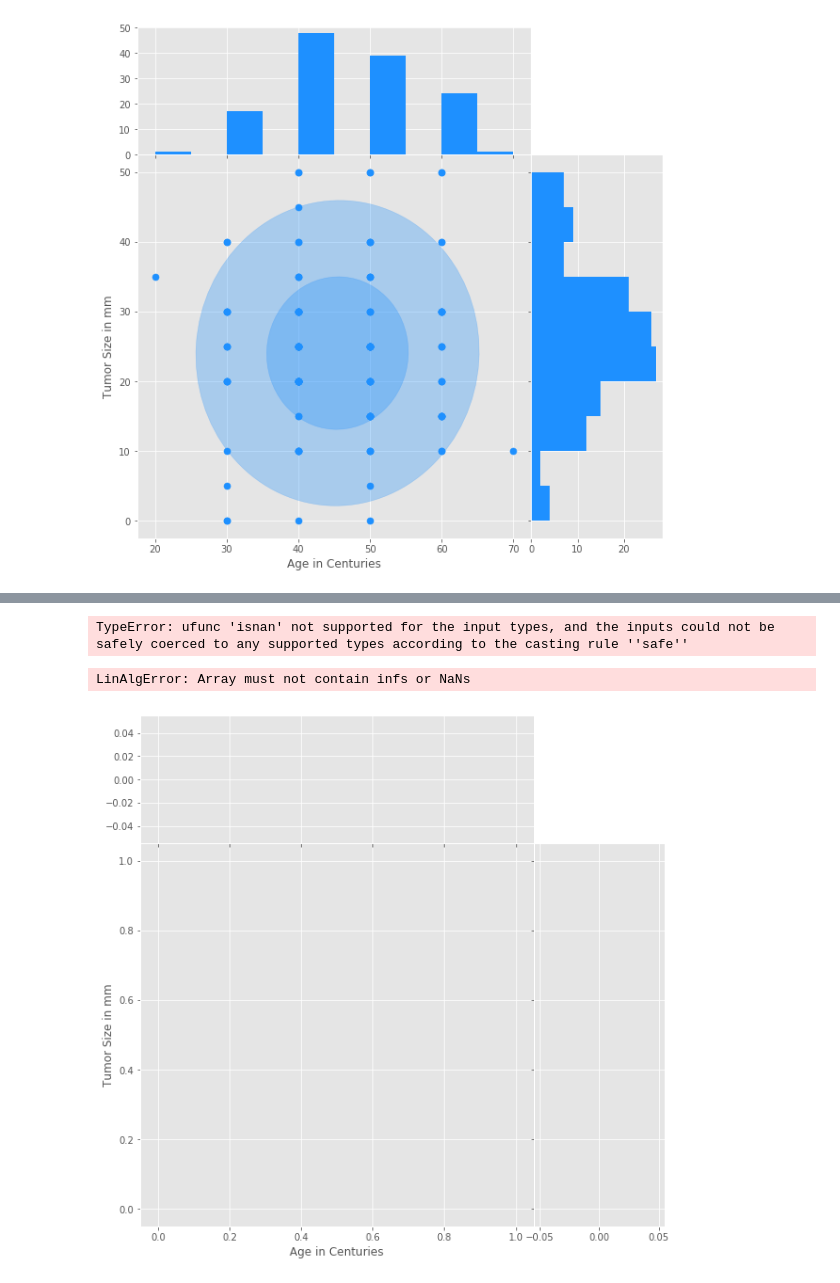
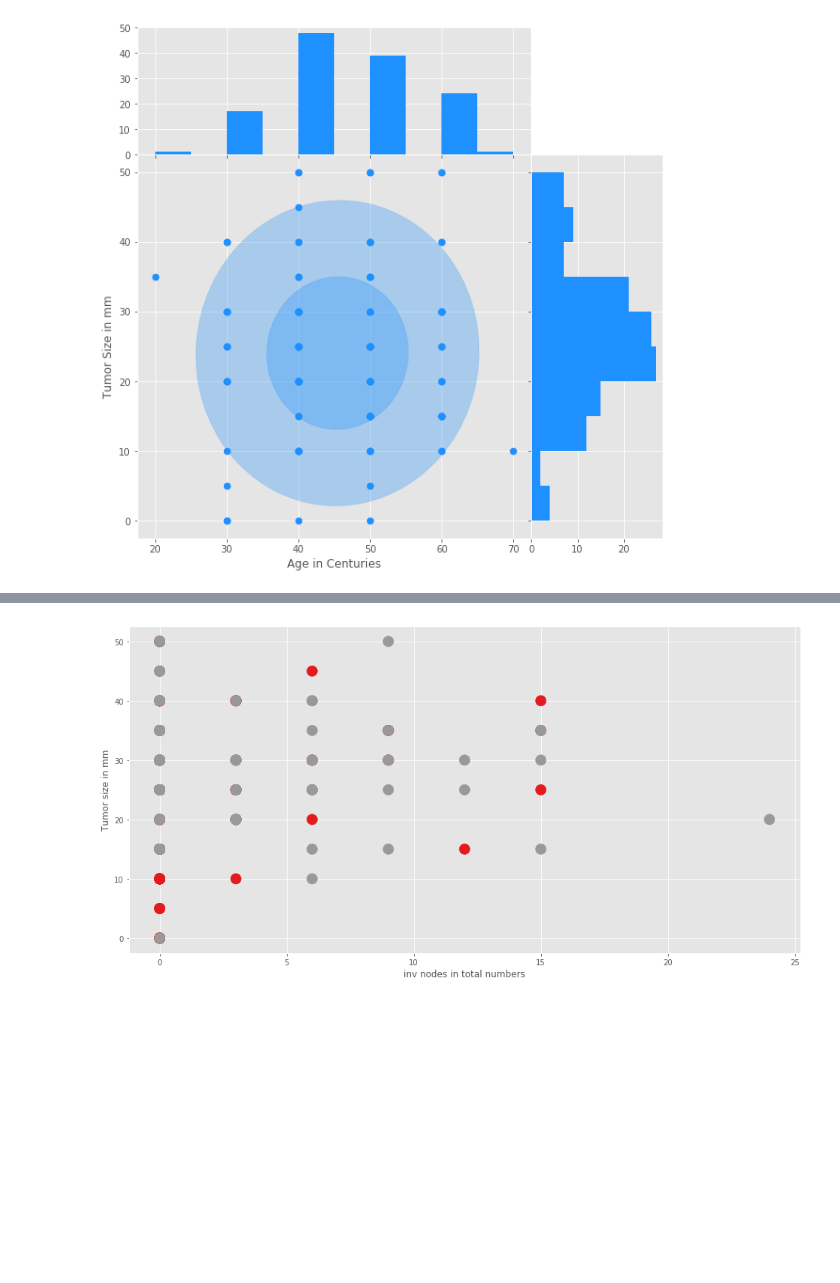
Before and after one commit to MuharremOkutan/datasciencetraining-1, a Jupyter notebook: datasciencetrainingnotebook.ipynb, the cells around one changed output, grey strips where cells are left out. Saved outputs shown, nothing was run; the diff lists cells and outputs as text; code cells hidden in the pictures; blank space fills up the shorter version.

Commit message:
Adding additional Diagramms to the nootebook

```diff
--- a/datasciencetrainingnotebook.ipynb
+++ b/datasciencetrainingnotebook.ipynb
@@ -508,56 +445,16 @@ Covariance matrix
-# %%
-df.head()
-# %% [output]
-TypeError: ufunc 'isnan' not supported for the input types, and the inputs could not be safely coerced to any supported types according to the casting rule ''safe''
-# %%
-x = df[df['irradiat'] == 2]['age']
-y = df[df['irradiat'] == 2]['tumor-size']
-
-# 2x2 grid
-plt.figure(figsize=(10, 10))
-gs1 = gridspec.GridSpec(2, 2, height_ratios=[1, 3], width_ratios=[3, 1])
-gs1.update(wspace=0.0, hspace=0.0)
-
-# scatter plot
-ax2 = plt.subplot(gs1[2])
-ax2.scatter(x, y ,s=50, color='dodgerblue')
-ax2.set_xlabel('Age in Centuries')
-ax2.set_ylabel('Tumor Size in mm')
-
-# upper histogramm
-ax0 = plt.subplot(gs1[0], sharex=ax2)
-ax0.hist(x, color='dodgerblue')
-plt.setp( ax0.get_xticklabels(), visible=False)
-
-# right histogramm
-ax3 = plt.subplot(gs1[3], sharey=ax2)
-ax3.hist(y, orientation='horizontal', color='dodgerblue')
-plt.setp( ax3.get_yticklabels(), visible=False)
-
-# Calculaitng the parameters of the correlation matrices
-eigenvectors = np.linalg.eig(np.cov(x, y))
-print('Covariance matrix\n', np.cov(x, y))
-ev = eigenvectors[0]
-ex = eigenvectors[1][0]
-ey = eigenvectors[1][1]
-
-angle = np.arctan(ey[0] / ey[1]) / np.pi * 180
-
-# Draw ellipses
-ax2.add_artist(
-    mpl.patches.Ellipse(xy=(x.mean(), y.mean()),
-                        width=2 * np.sqrt(ev[0]),
-                        height=2 * np.sqrt(ev[1]),
-                        angle=angle,
-                        color='dodgerblue',
-                        alpha=0.30))
-ax2.add_artist(
-    mpl.patches.Ellipse(xy=(x.mean(), y.mean()),
-                        width=2 * 2 * np.sqrt(ev[0]),
-                        height=2 * 2 * np.sqrt(ev[1]),
-                        angle=angle,
-                        color='dodgerblue',
-                        alpha=0.30));
-# %% [output]
-LinAlgError: Array must not contain infs or NaNs
-[figure, removed]
+# %%
+# 'age'
+# 'class'
+feature_A = 'inv-nodes'
+feature_B = 'tumor-size'
+plt.scatter(
+    df[feature_A],
+    df[feature_B],
+    c=df['class'],# 'third axis' = color
+    cmap='Set1',   # colormap
+    s=200,          # dot size
+);
+plt.xlabel("inv nodes in total numbers")
+plt.ylabel("Tumor size in mm");
+# %% [output]
+[figure, added]
```
Also changed, not shown: parts of 7 cells of this notebook, 1 other file.
